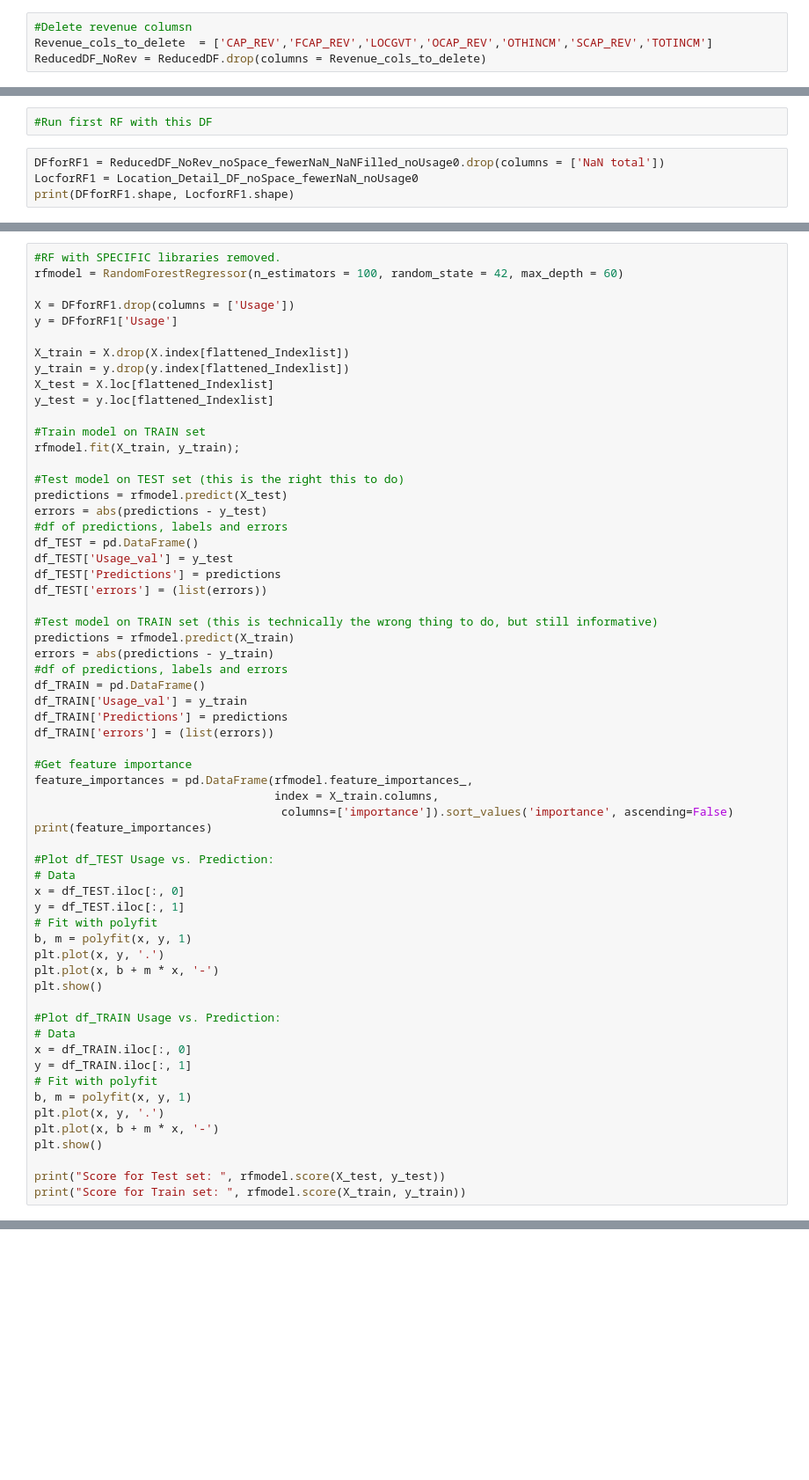
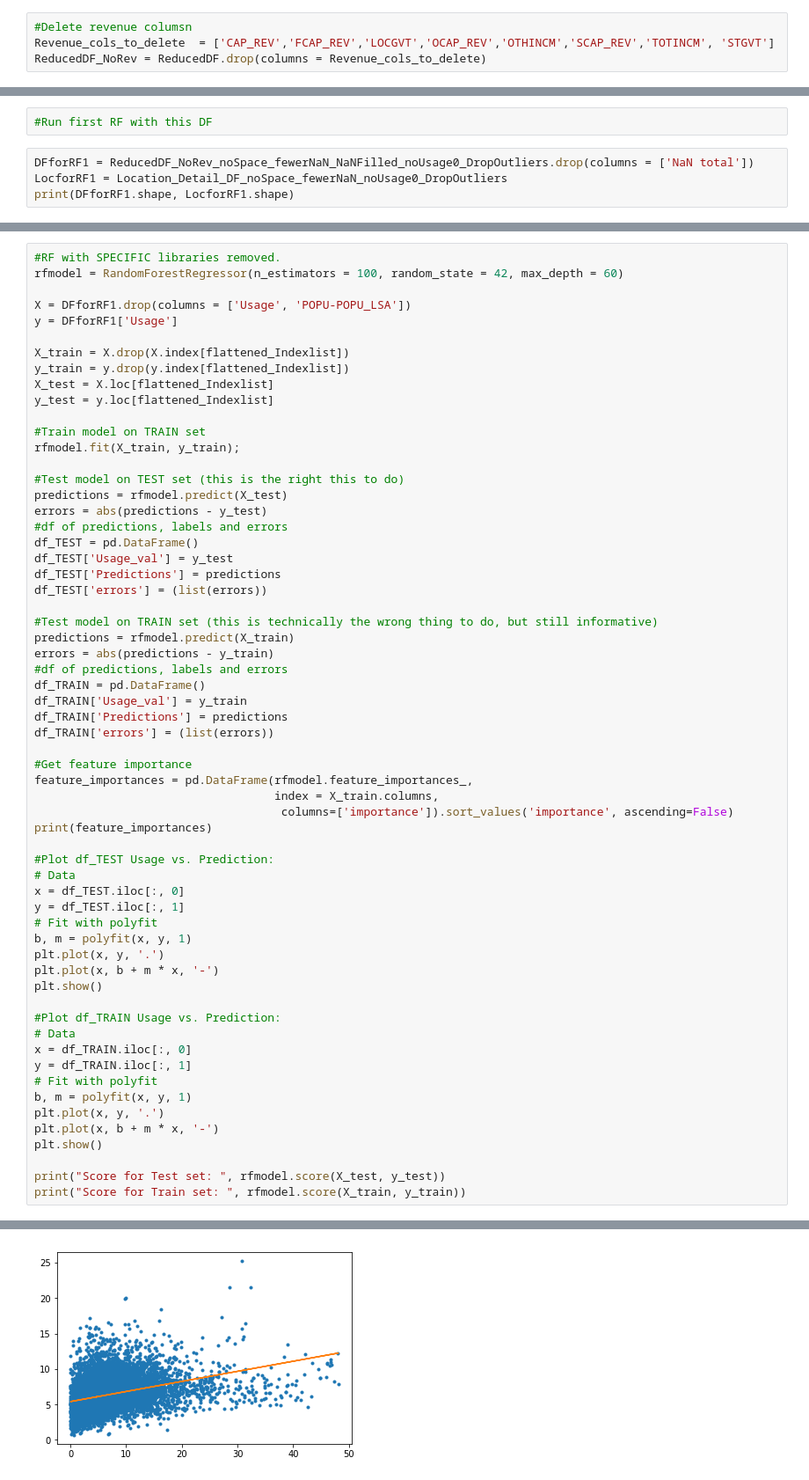
Before and after one commit to olgabane/Insight2019_LibraryProject, a Jupyter notebook: Library_Week3_Notebook8_RFContinuation.ipynb, the cells around one changed output, grey strips where cells are left out. Shown at 88% size. Drawn from its saved outputs; the diff is of its cells as text; blank space fills up the shorter version.

Commit message:
Attempt to reduce overfitting

```diff
--- a/Library_Week3_Notebook8_RFContinuation.ipynb
+++ b/Library_Week3_Notebook8_RFContinuation.ipynb
@@ -885,7 +896,7 @@ Index(['BENEFIT', 'BKMOB', 'BKVOL', 'BRANLIB', 'CAPITAL', 'CAP_REV', 'CENTLIB',
       dtype='object')
 # %%
 #Delete revenue columsn
-Revenue_cols_to_delete  = ['CAP_REV','FCAP_REV','LOCGVT','OCAP_REV','OTHINCM','SCAP_REV','TOTINCM']
+Revenue_cols_to_delete  = ['CAP_REV','FCAP_REV','LOCGVT','OCAP_REV','OTHINCM','SCAP_REV','TOTINCM', 'STGVT']
 ReducedDF_NoRev = ReducedDF.drop(columns = Revenue_cols_to_delete)
 # %%
 ReducedDF_NoRev.columns
@@ -1005,7 +1016,7 @@ Number of outliers: 112
 # %%
 #Run first RF with this DF
 # %%
-DFforRF1 = ReducedDF_NoRev_noSpace_fewerNaN_NaNFilled_noUsage0.drop(columns = ['NaN total'])
-LocforRF1 = Location_Detail_DF_noSpace_fewerNaN_noUsage0
+DFforRF1 = ReducedDF_NoRev_noSpace_fewerNaN_NaNFilled_noUsage0_DropOutliers.drop(columns = ['NaN total'])
+LocforRF1 = Location_Detail_DF_noSpace_fewerNaN_noUsage0_DropOutliers
 print(DFforRF1.shape, LocforRF1.shape)
 # %% [output]
@@ -1037,7 +1048,7 @@ print(len(flattened_Indexlist))
 #RF with SPECIFIC libraries removed.
 rfmodel = RandomForestRegressor(n_estimators = 100, random_state = 42, max_depth = 60)
 
-X = DFforRF1.drop(columns = ['Usage'])
+X = DFforRF1.drop(columns = ['Usage', 'POPU-POPU_LSA'])
 y = DFforRF1['Usage']
 
 X_train = X.drop(X.index[flattened_Indexlist])
@@ -1094,3 +1105,4 @@ plt.show()
 
 print("Score for Test set: ", rfmodel.score(X_test, y_test))
 print("Score for Train set: ", rfmodel.score(X_train, y_train))
+# %% [output]
@@ -1096,0 +1126 @@ print("Score for Train set: ", rfmodel.score(X_train, y_train))
+[figure, added]
```
Also changed, not shown: parts of 14 cells of this notebook.
